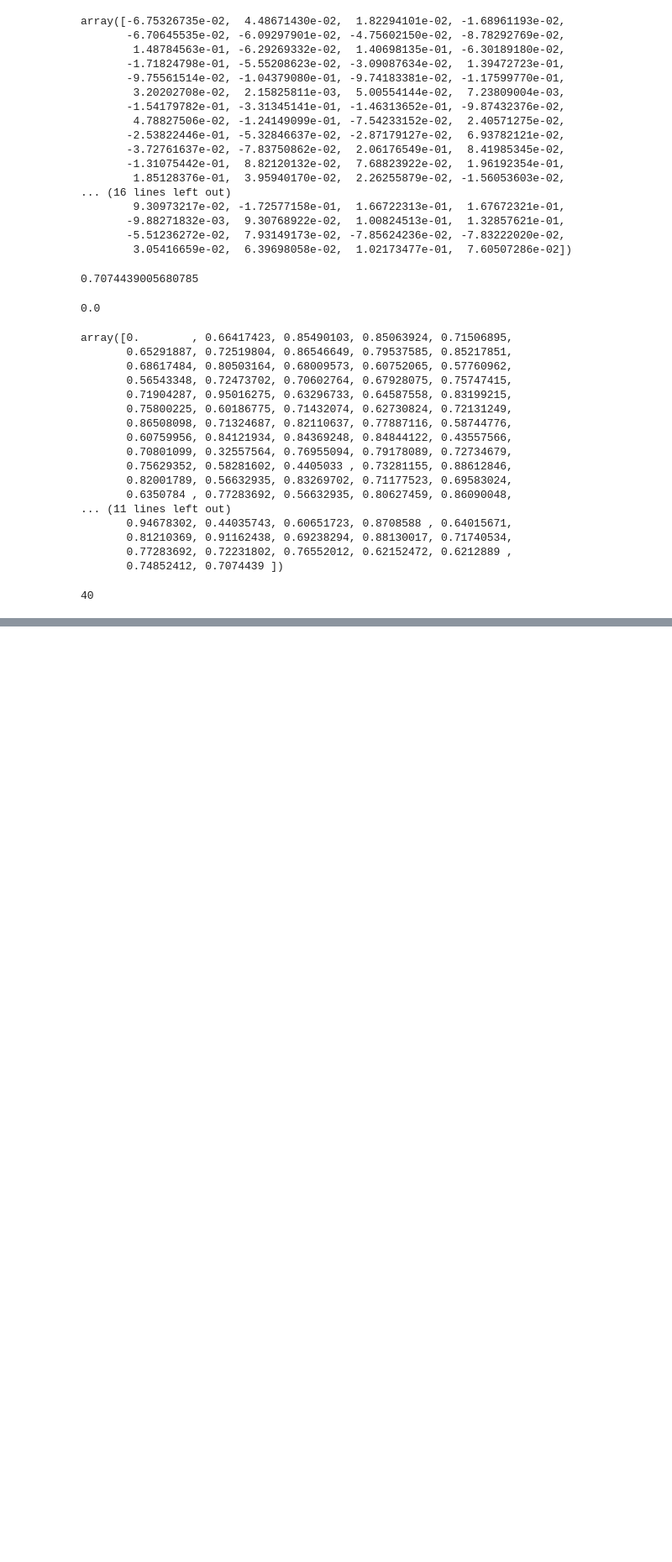
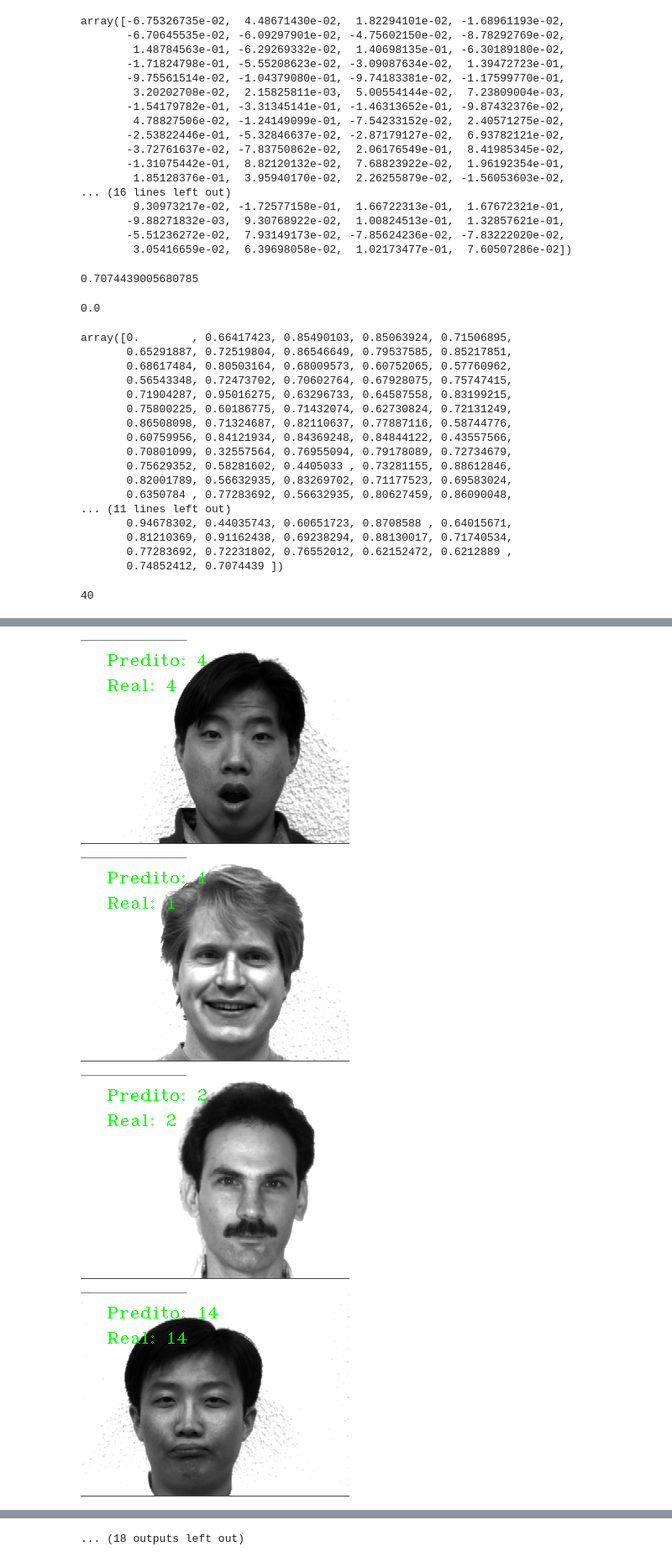
Before and after one commit to KauaHenSilva/python_facial_detection, a Jupyter notebook: face_point_detection_using_dlib/main.ipynb, the cells around one changed output, grey strips where cells are left out. Shown at 84% size. Drawn from its saved outputs; the diff is of its cells as text; code cells hidden in the pictures; blank space fills up the shorter version.

Commit message:
feat: recognizing faces

```diff
--- a/face_point_detection_using_dlib/main.ipynb
+++ b/face_point_detection_using_dlib/main.ipynb
@@ -201,0 +209,3 @@ np.argmin(np.linalg.norm(descritores_faciais[0] - descritores_faciais[1:], axis=
+# %%
+confianca = 0.5
+paths = [os.path.join('./yalefaces/test', i) for i in os.listdir('./yalefaces/test')]
@@ -201,0 +230,34 @@ np.argmin(np.linalg.norm(descritores_faciais[0] - descritores_faciais[1:], axis=
+# %%
+for path in paths:
+    img = Image.open(path).convert('RGB')
+    img_np = np.array(img, 'uint8')
+
+    detections = detector(img_np, 1)
+    for face in detections:
+        pontos = detecter_points(img_np, face)
+
+        descritor_facial = descritor_facial_extrator.compute_face_descriptor(img_np, pontos)
+        descritor_facial = [f for f in descritor_facial]
+        descritor_facial = np.asarray(descritor_facial, dtype=np.float64)
+        descritor_facial = descritor_facial[np.newaxis, :]
+
+        distancias = np.linalg.norm(descritor_facial - descritores_faciais, axis=1)
+        indice_min = np.argmin(distancias)
+        distancias_min = distancias[indice_min]
+
+
+        if distancias_min <= confianca:
+            nome_predito = int(os.path.split(index[indice_min])[1].split('.')[0].replace('subject', ''))
+        else:
+            nome_predito = 'Nao identificado'
+
+        nome_real = int(os.path.split(path)[1].split('.')[0].replace('subject', ''))
+        cv2.putText(img_np, f'Predito: {nome_predito}', (30, 30), cv2.FONT_HERSHEY_COMPLEX_SMALL, 1, (0, 255, 0))
+        cv2.putText(img_np, f'Real: {nome_real}', (30, 60), cv2.FONT_HERSHEY_COMPLEX_SMALL, 1, (0, 255, 0))
+
+    cv2_imshow(img_np)
+# %% [output]
+[figure, added]
+[figure, added]
+[figure, added]
+[figure, added]
@@ -201,0 +272 @@ np.argmin(np.linalg.norm(descritores_faciais[0] - descritores_faciais[1:], axis=
+... (18 outputs left out)
```
Also changed, not shown: parts of 4 cells of this notebook.
